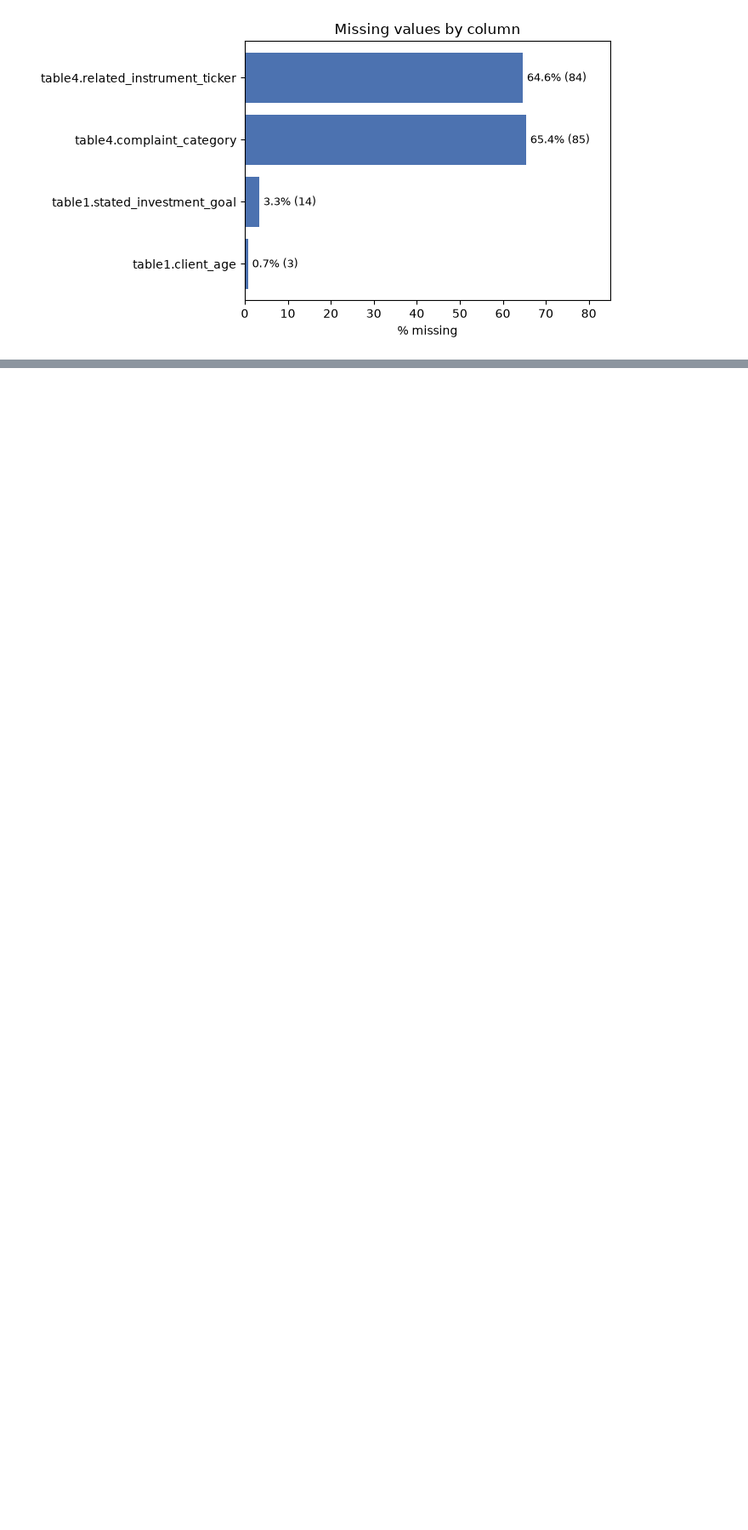
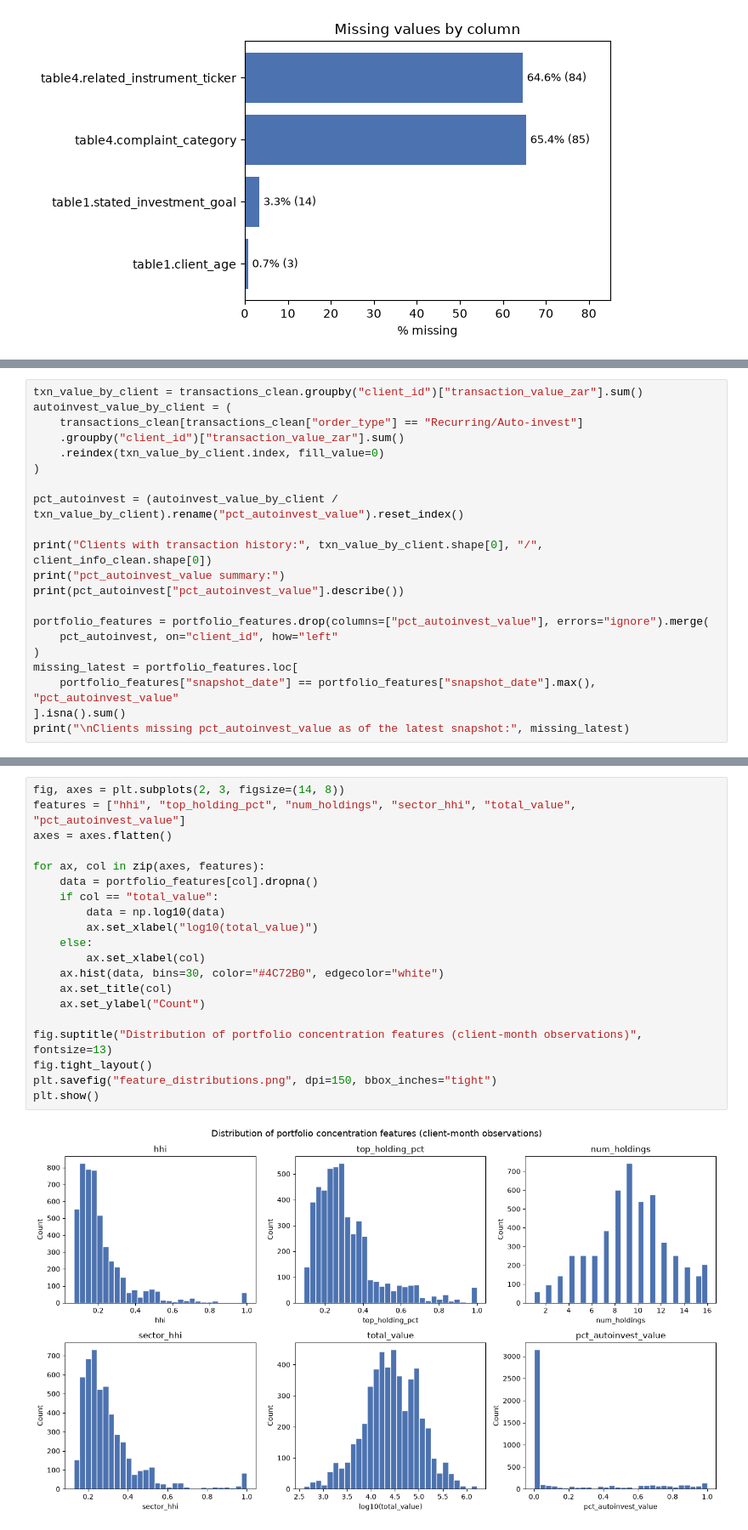
Before and after one commit to GopolangMmutlwaneCaptone/Risk-Concentration-Flagging, a Jupyter notebook: SS3_PartB/SS3_PartB.ipynb, the cells around one changed output, grey strips where cells are left out. Shown at 85% size. Cells and saved outputs as stored; diff of their text form; blank space fills up the shorter version.

```diff
--- a/SS3_PartB/SS3_PartB.ipynb
+++ b/SS3_PartB/SS3_PartB.ipynb
@@ -106,0 +427,21 @@ plt.show()
+# %%
+txn_value_by_client = transactions_clean.groupby("client_id")["transaction_value_zar"].sum()
+autoinvest_value_by_client = (
+    transactions_clean[transactions_clean["order_type"] == "Recurring/Auto-invest"]
+    .groupby("client_id")["transaction_value_zar"].sum()
+    .reindex(txn_value_by_client.index, fill_value=0)
+)
+
+pct_autoinvest = (autoinvest_value_by_client / txn_value_by_client).rename("pct_autoinvest_value").reset_index()
+
+print("Clients with transaction history:", txn_value_by_client.shape[0], "/", client_info_clean.shape[0])
+print("pct_autoinvest_value summary:")
+print(pct_autoinvest["pct_autoinvest_value"].describe())
+
+portfolio_features = portfolio_features.drop(columns=["pct_autoinvest_value"], errors="ignore").merge(
+    pct_autoinvest, on="client_id", how="left"
+)
+missing_latest = portfolio_features.loc[
+    portfolio_features["snapshot_date"] == portfolio_features["snapshot_date"].max(), "pct_autoinvest_value"
+].isna().sum()
+print("\nClients missing pct_autoinvest_value as of the latest snapshot:", missing_latest)
@@ -106,0 +466,22 @@ plt.show()
+# %%
+fig, axes = plt.subplots(2, 3, figsize=(14, 8))
+features = ["hhi", "top_holding_pct", "num_holdings", "sector_hhi", "total_value", "pct_autoinvest_value"]
+axes = axes.flatten()
+
+for ax, col in zip(axes, features):
+    data = portfolio_features[col].dropna()
+    if col == "total_value":
+        data = np.log10(data)
+        ax.set_xlabel("log10(total_value)")
+    else:
+        ax.set_xlabel(col)
+    ax.hist(data, bins=30, color="#4C72B0", edgecolor="white")
+    ax.set_title(col)
+    ax.set_ylabel("Count")
+
+fig.suptitle("Distribution of portfolio concentration features (client-month observations)", fontsize=13)
+fig.tight_layout()
+plt.savefig("feature_distributions.png", dpi=150, bbox_inches="tight")
+plt.show()
+# %% [output]
+[figure, added]
```
Also changed, not shown: parts of 44 cells of this notebook.
